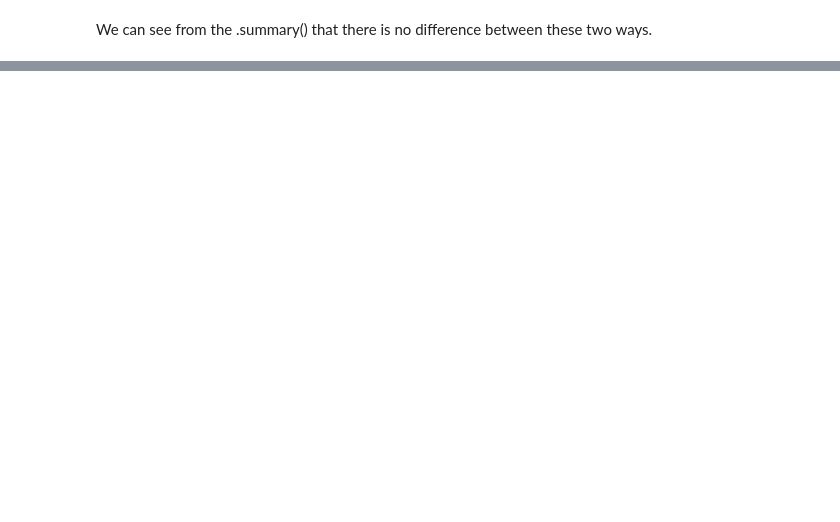
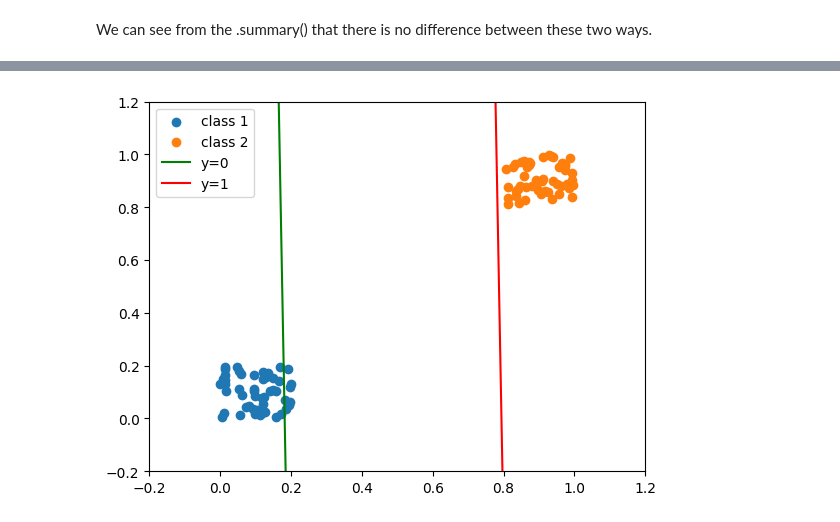
Before and after one commit to leonyangucl/2023fyp, a Jupyter notebook: CNN.ipynb, the cells around one changed output, grey strips where cells are left out. Cells and saved outputs as stored; diff of their text form; code cells hidden in the pictures; blank space fills up the shorter version.

```diff
--- a/CNN.ipynb
+++ b/CNN.ipynb
@@ -56,0 +196,17 @@ _________________________________________________________________
+# %%
+plt.scatter(X[0:50,0],X[0:50,1],label='class 1')
+plt.scatter(X[50:100,0],X[50:100,1],label='class 2')
+
+x = np.linspace(0,1,10)
+
+#weights[0][0]*x + weights[0][1]*x2 + weights[1]=0
+
+plt.plot(x,(- weights[0][0]*x  - weights[1])/weights[0][1],color='green',label='y=0')
+plt.plot(x,(1 - weights[0][0]*x  - weights[1])/weights[0][1],color='red',label='y=1')
+
+plt.xlim(-0.2,1.2)
+plt.ylim(-0.2,1.2)
+plt.legend()
+plt.show()
+# %% [output]
+[figure, added]
```
Also changed, not shown: parts of 46 cells of this notebook.
